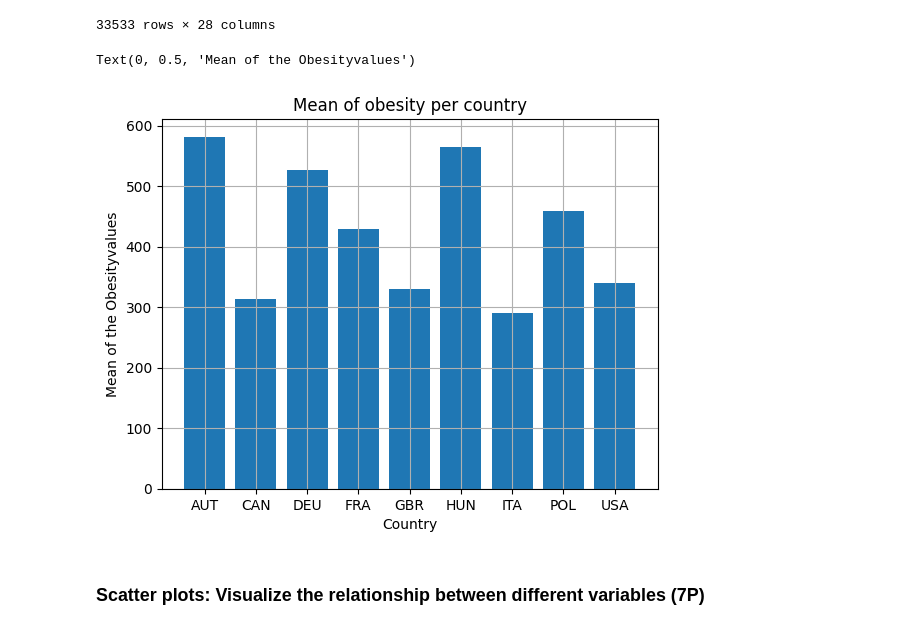
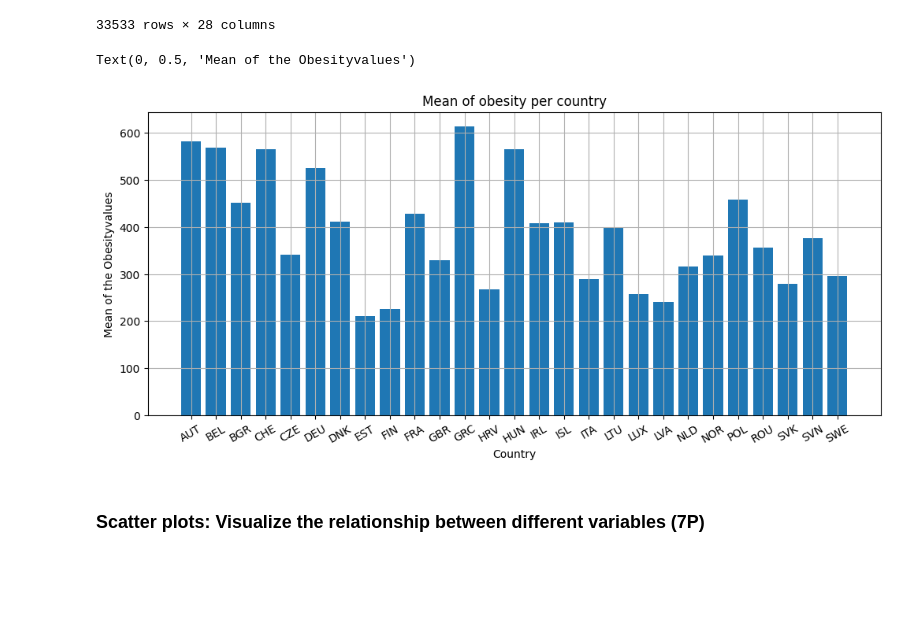
Before and after one commit to lukasumfahrer/Assignment2, a Jupyter notebook: assignment2.ipynb, the cells around one changed output. Cells and saved outputs as stored; diff of their text form; code cells hidden in the pictures; blank space fills up the shorter version.

Commit message:
bigger plot and more data

```diff
--- a/assignment2.ipynb
+++ b/assignment2.ipynb
@@ -131,24 +131,28 @@ data
 33533 rows × 28 columns
 # %%
 figure, axis = plt.subplots()
+figure.set_size_inches(12,5)    # Größe des Diagramms (Länge, Breite)
 
-countrys_data = data[data["REF_AREA"].isin(["AUT", "DEU", "ITA", "USA", "CAN", "POL", "HUN", "FRA", "GBR"])]    # Daten der gewollten Länder
+countrys_data = data[data["REF_AREA"].isin(["DEU", "FRA", "ITA", "GBR", "CHE",      # Daten der gewollten Länder (EU)
+                                            "NLD", "GRC","POL", "SWE", "NOR",
+                                            "ISL", "ROU", "FIN", "AUT", "CZE",
+                                            "HRV", "DNK", "LUX", "BEL", "BGR",
+                                            "HUN", "LTU", "IRL", "EST", "LVA",
+                                            "SVN", "SVK", ])]
 
 mean_per_country = countrys_data.groupby("REF_AREA")["OBS_VALUE"].mean()    # Durchschnitt sortiert nach Ländern berechnen
 
 ys = mean_per_country.values    # Werte
 xs = mean_per_country.index     # Länder
 
 plt.bar(xs, ys)
-
 plt.title("Mean of obesity per country")
 plt.grid(True)
+plt.xticks(rotation=30, ha='center')    # Labels drehen damit sie nicht überlappen
 axis.set_xlabel("Country")
 axis.set_ylabel("Mean of the Obesityvalues")
-
-plt.bar()
 # %% [output]
 Text(0, 0.5, 'Mean of the Obesityvalues')
-[figure, old version]
+[figure, new version]
 # %% [markdown]
 ### Scatter plots: Visualize the relationship between different variables (7P)
```
